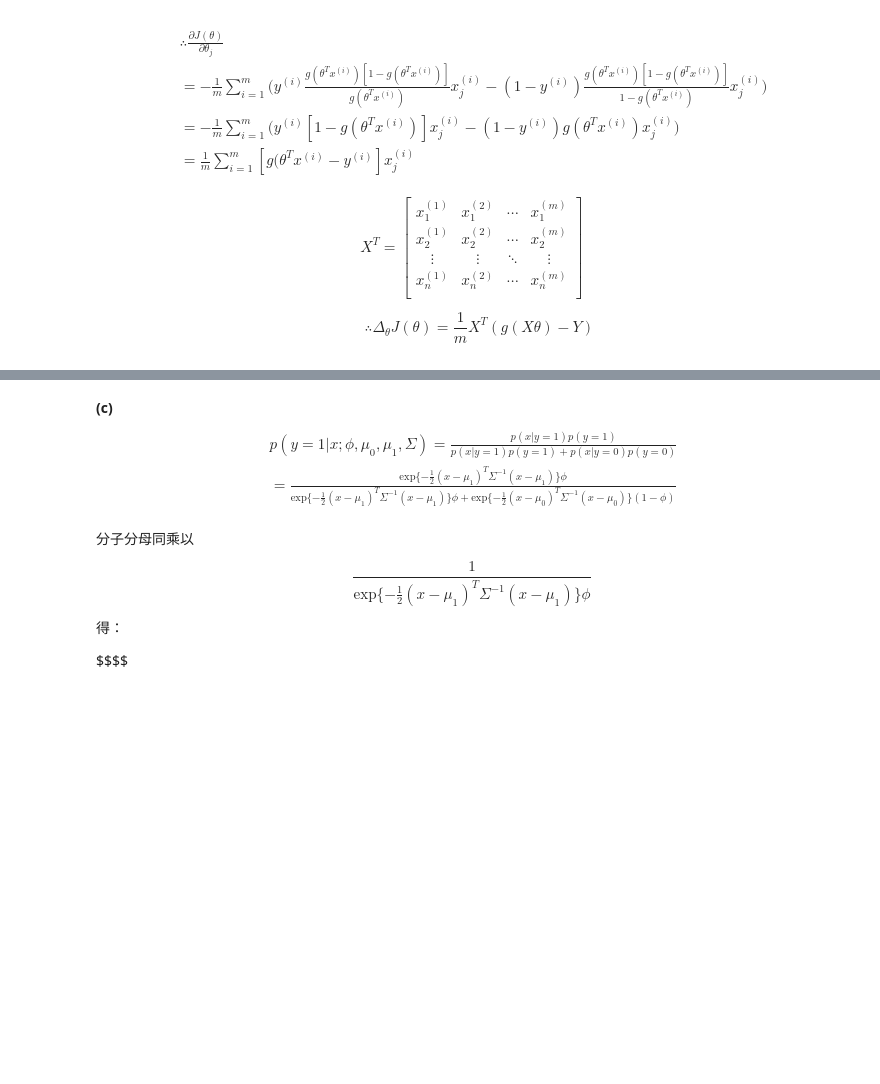
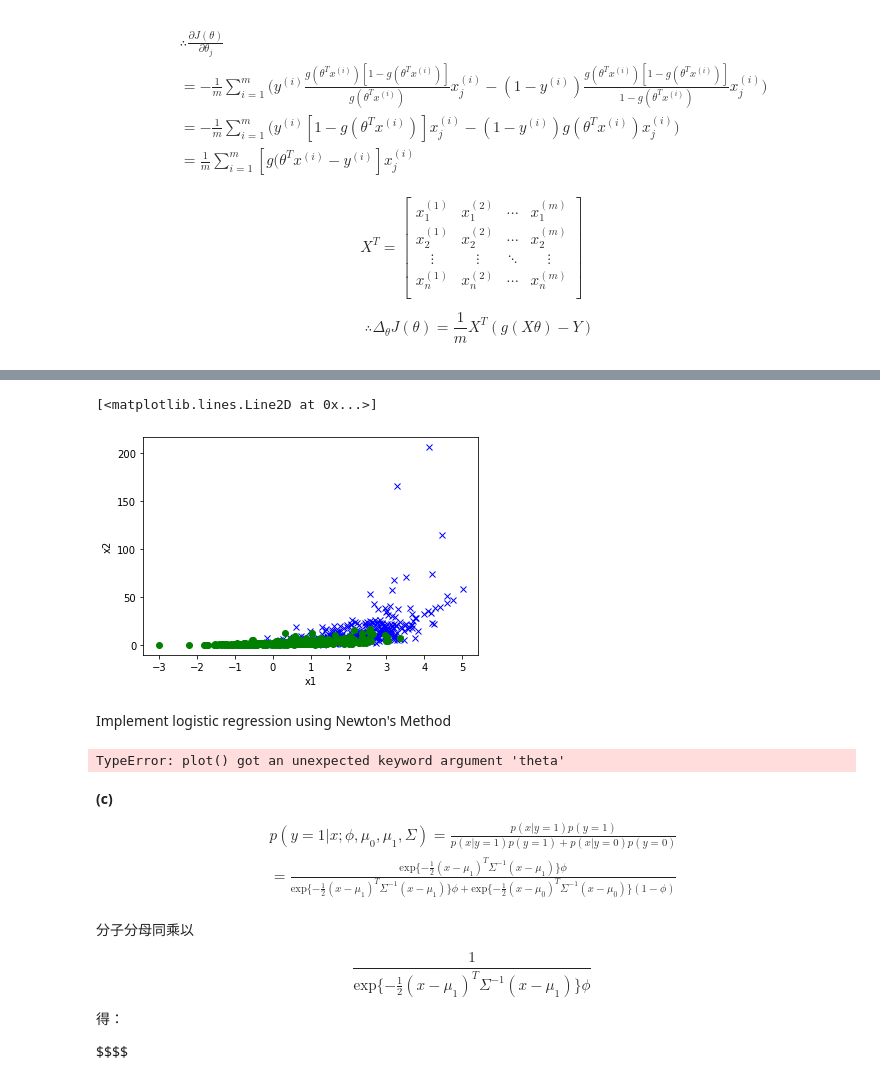
Before and after one commit to weiweia92/CS229_summary, a Jupyter notebook: CS229-2020/psets/ps1/src/linearclass/LinearClassifier.ipynb, the cells around one changed output, grey strips where cells are left out. Cells and saved outputs as stored; diff of their text form; code cells hidden in the pictures; blank space fills up the shorter version.

```diff
--- a/CS229-2020/psets/ps1/src/linearclass/LinearClassifier.ipynb
+++ b/CS229-2020/psets/ps1/src/linearclass/LinearClassifier.ipynb
@@ -102,0 +112,18 @@ $$\quad=\frac{1}{m}\sum_{i=1}^mg(\theta^Tx^{(i)})[1-g(\theta^Tx^{(i)})][(x^{(i)}
+# %%
+ds1_training_set_path = 'ds1_train.csv'
+ds1_valid_set_path = 'ds1_valid.csv'
+ds2_training_set_path = 'ds2_train.csv'
+ds2_valid_set_path = 'ds2_valid.csv'
+# %%
+x_train, y_train = util.load_dataset(ds1_training_set_path, add_intercept=True)
+x_valid, y_valid = util.load_dataset(ds1_valid_set_path, add_intercept=True)
+# %%
+plt.xlabel('x1')
+plt.ylabel('x2')
+plt.plot(x_train[y_train == 1, -2], x_train[y_train == 1, -1], 'bx', linewidth=2)
+plt.plot(x_train[y_train == 0, -2], x_train[y_train == 0, -1], 'go', linewidth=2)
+# %% [output]
+[<matplotlib.lines.Line2D at 0x...>]
+[figure, added]
+# %% [markdown]
+Implement logistic regression using Newton's Method
@@ -103,3 +135,9 @@ $$\quad=\frac{1}{m}\sum_{i=1}^mg(\theta^Tx^{(i)})[1-g(\theta^Tx^{(i)})][(x^{(i)}
+# %%
+plot(x_train, y_train, theta=log_reg.theta)
+print("Theta is: ", log_reg.theta)
+print("The accuracy on training set is: ", np.mean(log_reg.predict(x_train) == y_train))
+# %% [output]
+TypeError: plot() got an unexpected keyword argument 'theta'
 # %% [markdown]
 **(c)**
 $$\begin{equation*}
```
Also changed, not shown: parts of 13 cells of this notebook, 46 other files.
